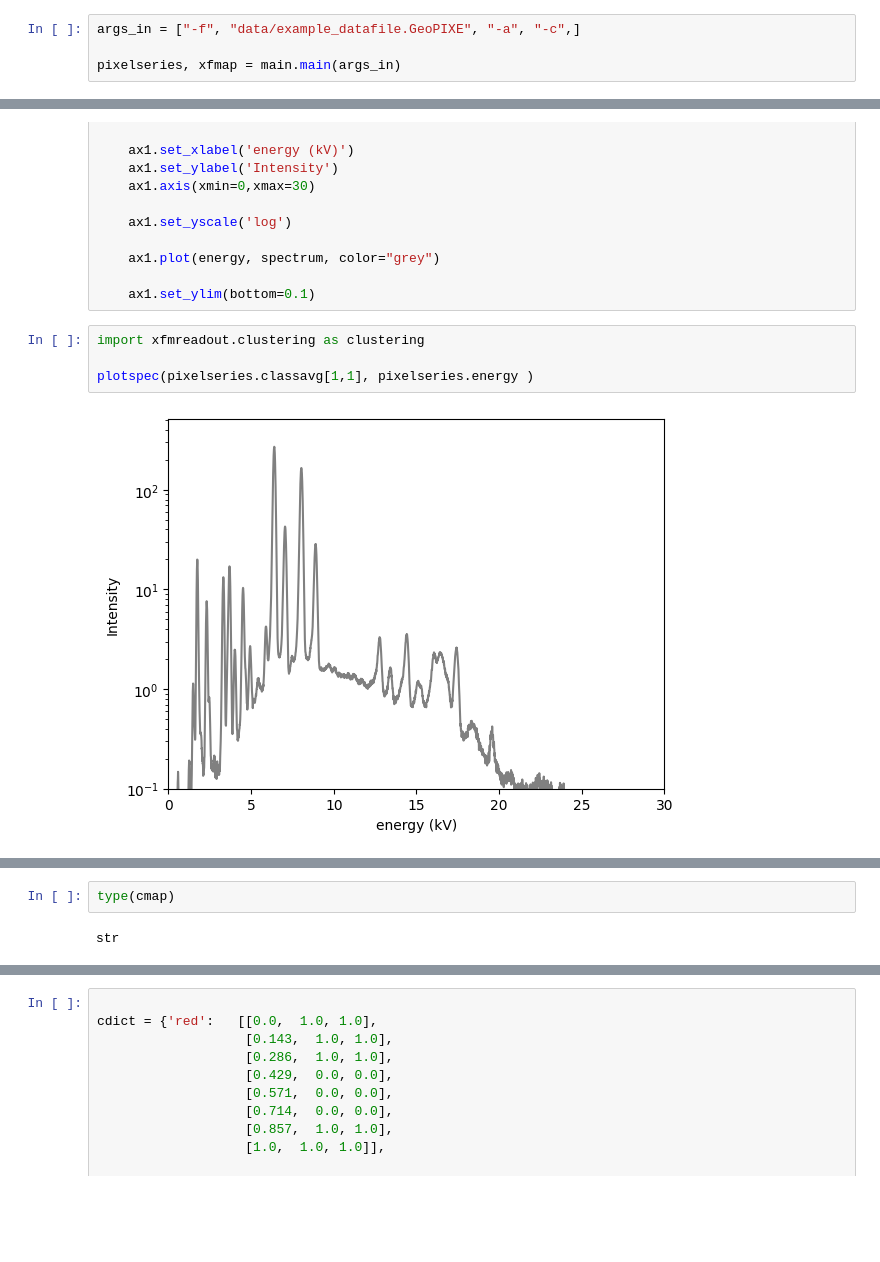
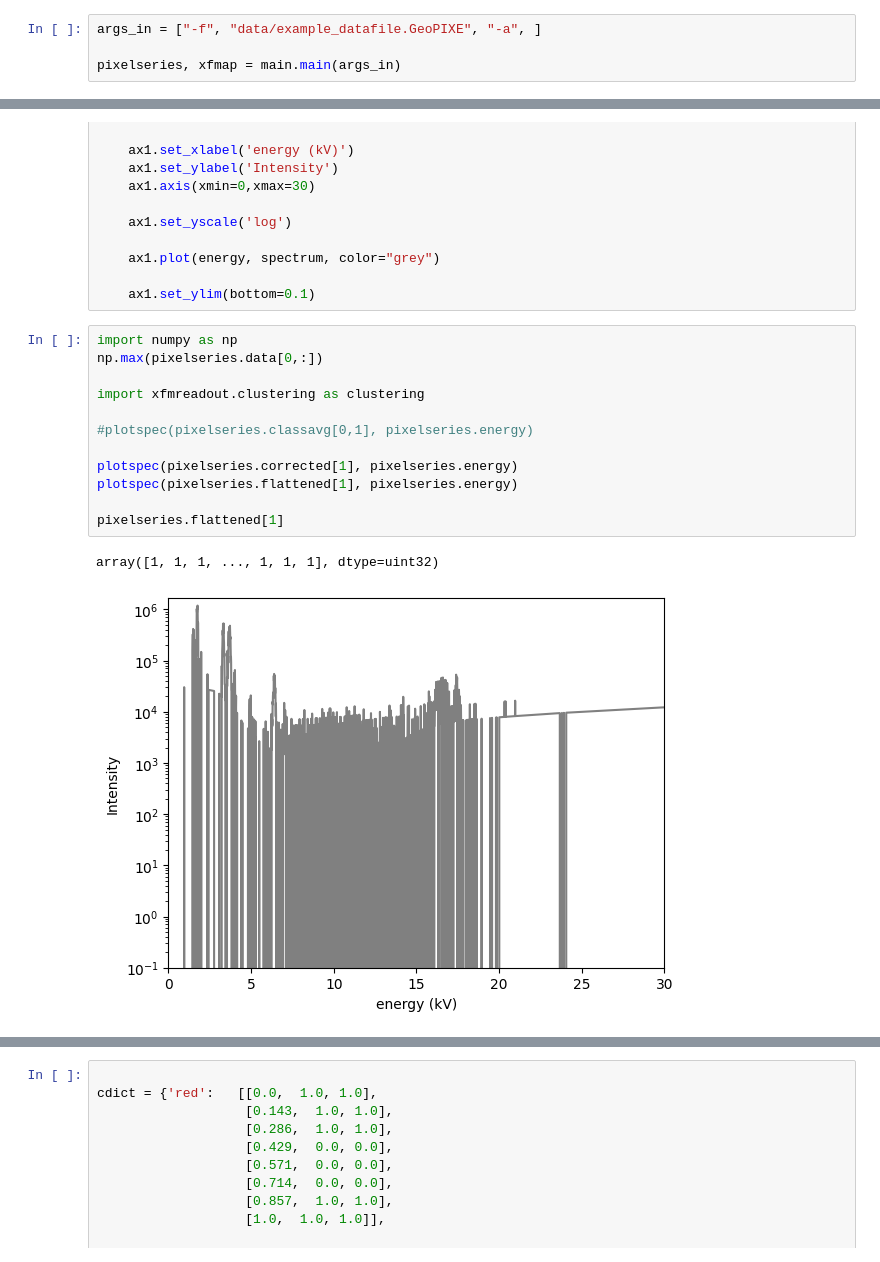
Before and after one commit to lachlanc61/ColourspecXFM, a Jupyter notebook: fitting.ipynb, the cells around one changed output, grey strips where cells are left out. Saved outputs shown, nothing was run; the diff lists cells and outputs as text; blank space fills up the shorter version.

```diff
--- a/fitting.ipynb
+++ b/fitting.ipynb
@@ -9,7 +9,7 @@ sys.path.append(parent)
 
 import main
 # %%
-args_in = ["-f", "data/example_datafile.GeoPIXE", "-a", "-c",]
+args_in = ["-f", "data/example_datafile.GeoPIXE", "-a", ]
 
 pixelseries, xfmap = main.main(args_in)
 # %% [output]
@@ -56,8 +172,17 @@ def plotspec(spectrum, energy):
 
     ax1.set_ylim(bottom=0.1)
 # %%
+import numpy as np
+np.max(pixelseries.data[0,:])
+
 import xfmreadout.clustering as clustering
 
-plotspec(pixelseries.classavg[1,1], pixelseries.energy )
+#plotspec(pixelseries.classavg[0,1], pixelseries.energy)
+
+plotspec(pixelseries.corrected[1], pixelseries.energy)
+plotspec(pixelseries.flattened[1], pixelseries.energy)
+
+pixelseries.flattened[1]
 # %% [output]
+array([1, 1, 1, ..., 1, 1, 1], dtype=uint32)
-[figure, old version]
+[figure, new version]
@@ -64,4 +189,0 @@ plotspec(pixelseries.classavg[1,1], pixelseries.energy )
-# %%
-type(cmap)
-# %% [output]
-str
```
Also changed, not shown: parts of 13 cells of this notebook, 2 other files.
